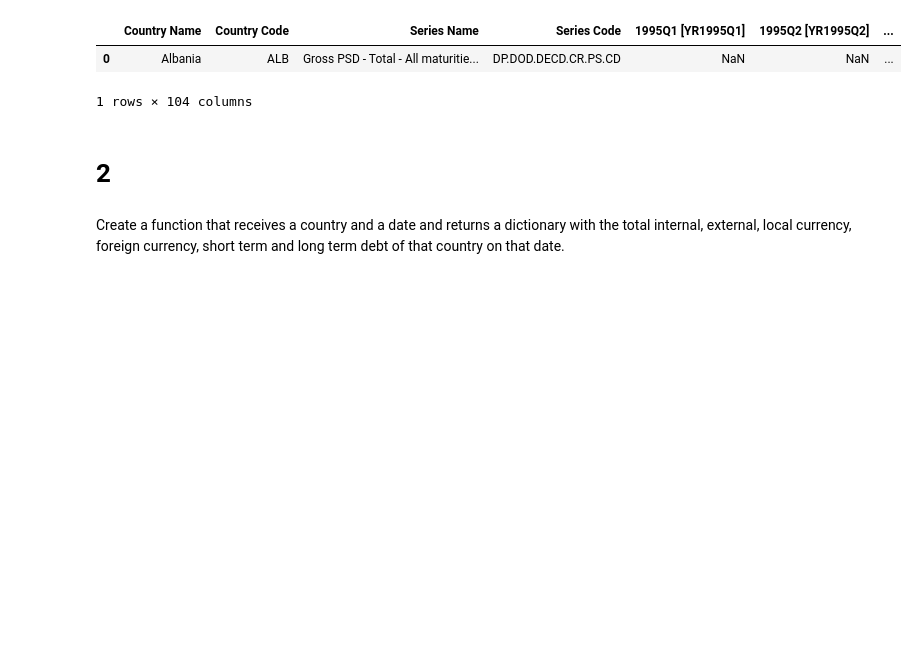
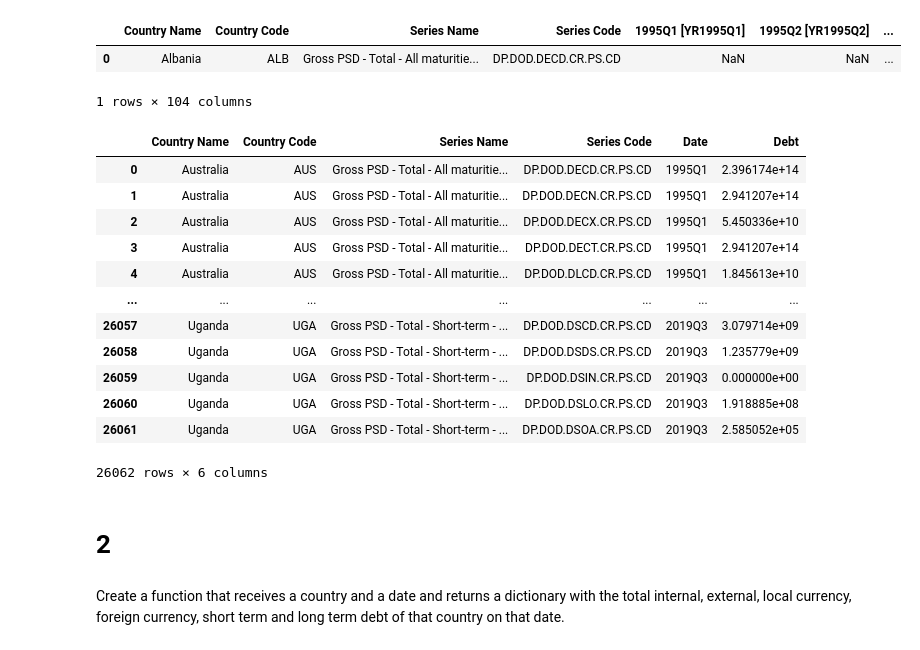
Before and after one commit to ymb287/IEU_Advanced_Coding_2, a Jupyter notebook: Project_2.ipynb, the cells around one changed output. Drawn from its saved outputs; the diff is of its cells as text; code cells hidden in the pictures; blank space fills up the shorter version.

```diff
--- a/Project_2.ipynb
+++ b/Project_2.ipynb
@@ -142,3 +139,20 @@ debt_long = debt_long_cleaning.copy()
+# %%
+debt_long = debt_long_cleaning.copy()
+debt_long
+# %% [output]
+|  | Country Name | Country Code | Series Name | Series Code | Date | Debt |
+| 0 | Australia | AUS | Gross PSD - Total - All maturitie... | DP.DOD.DECD.CR.PS.CD | 1995Q1 | 2.396174e+14 |
+| 1 | Australia | AUS | Gross PSD - Total - All maturitie... | DP.DOD.DECN.CR.PS.CD | 1995Q1 | 2.941207e+14 |
+| 2 | Australia | AUS | Gross PSD - Total - All maturitie... | DP.DOD.DECX.CR.PS.CD | 1995Q1 | 5.450336e+10 |
+| 3 | Australia | AUS | Gross PSD - Total - All maturitie... | DP.DOD.DECT.CR.PS.CD | 1995Q1 | 2.941207e+14 |
+| 4 | Australia | AUS | Gross PSD - Total - All maturitie... | DP.DOD.DLCD.CR.PS.CD | 1995Q1 | 1.845613e+10 |
+| ... | ... | ... | ... | ... | ... | ... |
+| 26057 | Uganda | UGA | Gross PSD - Total - Short-term - ... | DP.DOD.DSCD.CR.PS.CD | 2019Q3 | 3.079714e+09 |
+| 26058 | Uganda | UGA | Gross PSD - Total - Short-term - ... | DP.DOD.DSDS.CR.PS.CD | 2019Q3 | 1.235779e+09 |
+| 26059 | Uganda | UGA | Gross PSD - Total - Short-term - ... | DP.DOD.DSIN.CR.PS.CD | 2019Q3 | 0.000000e+00 |
+| 26060 | Uganda | UGA | Gross PSD - Total - Short-term - ... | DP.DOD.DSLO.CR.PS.CD | 2019Q3 | 1.918885e+08 |
+| 26061 | Uganda | UGA | Gross PSD - Total - Short-term - ... | DP.DOD.DSOA.CR.PS.CD | 2019Q3 | 2.585052e+05 |
+26062 rows × 6 columns
 # %% [markdown]
 # 2
 # %% [markdown]
```
Also changed, not shown: parts of 3 cells of this notebook, 1 other file.
